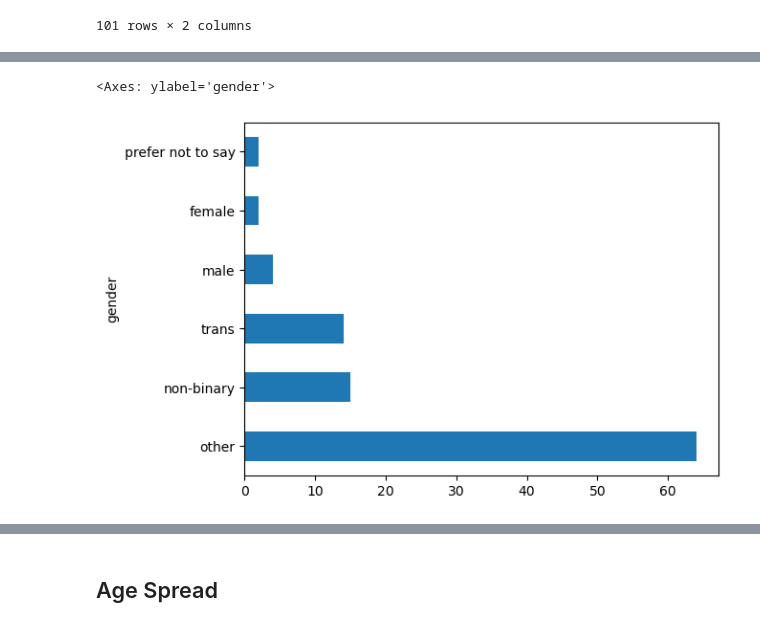
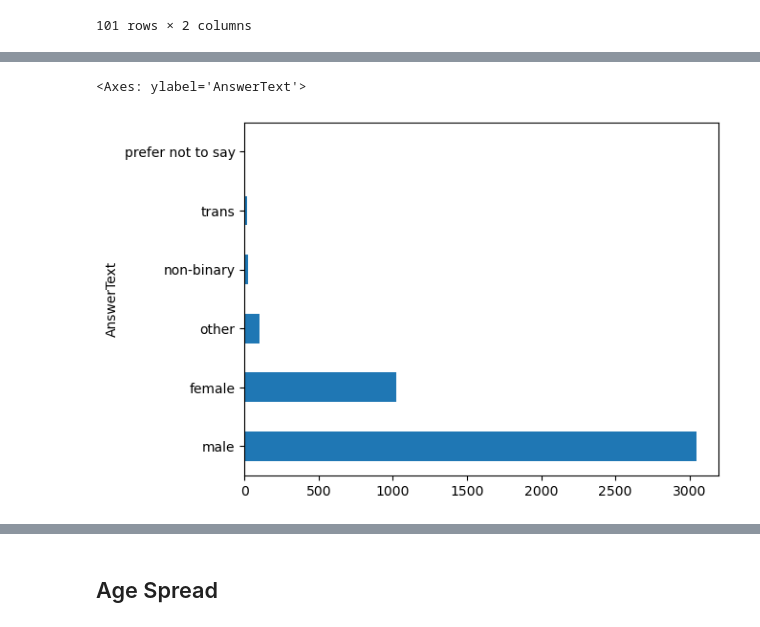
Before and after one commit to Djohnson1313/mental_health_sql, a Jupyter notebook: mental_health_analysis.ipynb, the cells around one changed output, grey strips where cells are left out. Saved outputs shown, nothing was run; the diff lists cells and outputs as text; code cells hidden in the pictures.

Commit message:
gender bugfix

```diff
--- a/mental_health_analysis.ipynb
+++ b/mental_health_analysis.ipynb
@@ -287,11 +281,9 @@ order by count desc
 101 rows × 2 columns
 # %%
 df_gender_spread = pd.read_sql('''
-select userid, answertext, count(*) as count
+select answertext
 from answer as a
 left join question as q
 on a.questionid = q.questionid
 where questiontext = 'What is your gender?'
-group by a.answertext
-order by count desc
 ''', conn)
@@ -323,3 +331,3 @@ UserID  AnswerText                                      count
 Name: count, dtype: int64
 # %%
-df_gender_spread['gender'] = df_gender_spread['AnswerText'].apply(normalize_gender)
+df_gender_spread['AnswerText'] = df_gender_spread['AnswerText'].apply(normalize_gender)
@@ -328,5 +346,5 @@ gender_unique = df_gender_spread.groupby('UserID').first()
 # %%
-gender_unique['gender'].value_counts().plot(kind = 'barh')
+df_gender_spread['AnswerText'].value_counts().plot( kind = 'barh')
 # %% [output]
-<Axes: ylabel='gender'>
+<Axes: ylabel='AnswerText'>
-[figure, old version]
+[figure, new version]
```
Also changed, not shown: parts of 12 cells of this notebook.
